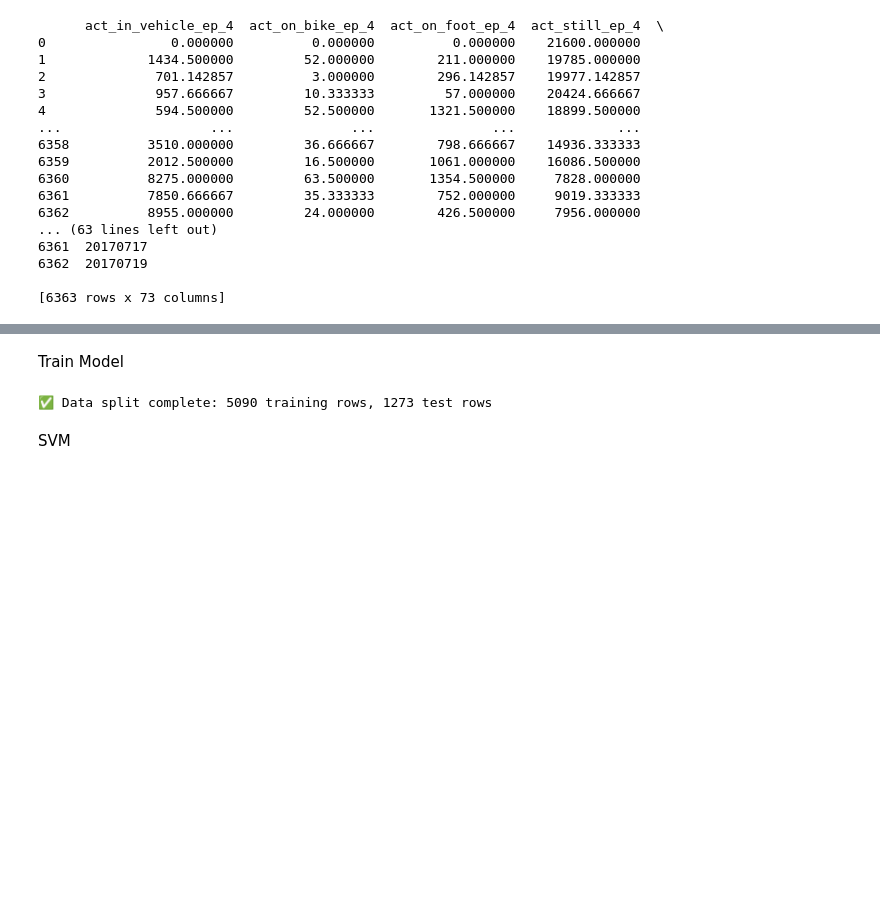
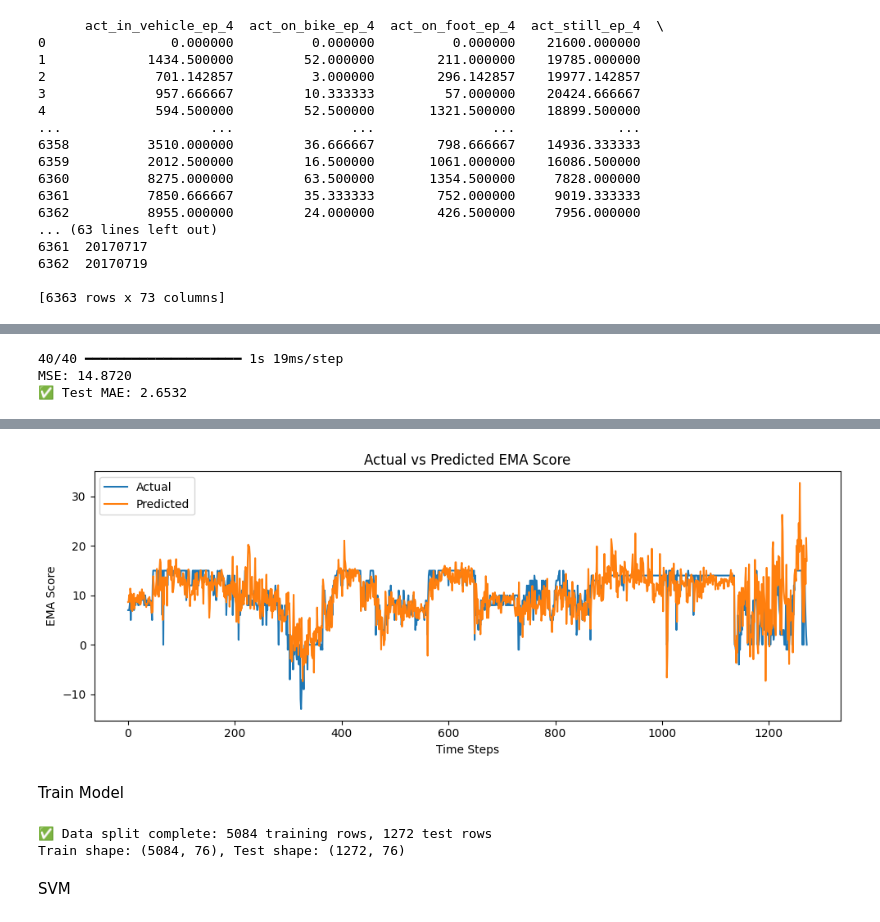
Before and after one commit to MamdouhShawer/Predicting-symptoms-trajctories-of-metal-health, a Jupyter notebook: main.ipynb, the cells around one changed output, grey strips where cells are left out. Saved outputs shown, nothing was run; the diff lists cells and outputs as text; code cells hidden in the pictures; blank space fills up the shorter version.

Commit message:
LSTM Train and hyperparmter tuning

```diff
--- a/main.ipynb
+++ b/main.ipynb
@@ -170,3 +176,16 @@ print(data)
 6362  20170719
 
 [6363 rows x 73 columns]
+# %%
+data['ema_score_lag_1'] = data['ema_score'].shift(1)
+data['ema_score_lag_7'] = data['ema_score'].shift(7)
+data['start_day'] = pd.to_datetime(data['start_day'])
+data['end_day'] = pd.to_datetime(data['end_day'])
+
+# Feature engineering from time
+data['day_diff'] = (data['end_day'] - data['start_day']).dt.days
+data['day_of_week'] = data['start_day'].dt.dayofweek
+data['month'] = data['start_day'].dt.month
+data['day'] = data['start_day'].dt.day
+data['weekofyear'] = data['start_day'].dt.isocalendar().week
+data = data.dropna()
@@ -172,0 +211,18 @@ print(data)
+# %%
+X_train_scaled = X_train_scaled.reshape((X_train_scaled.shape[0], 1, X_train_scaled.shape[1]))
+X_test_scaled = X_test_scaled.reshape((X_test_scaled.shape[0], 1, X_test_scaled.shape[1]))
+# %%
+model = Sequential([
+    LSTM(64, activation='relu', input_shape=(X_train_scaled.shape[1], X_train_scaled.shape[2])),
+    Dense(32, activation='relu'),
+    Dense(1)
+])
+model.compile(optimizer='adam', loss='mse', metrics=['mae'])
+# %%
+history = model.fit(
+    X_train_scaled, y_train,
+    validation_data=(X_test_scaled, y_test),
+    epochs=50,
+    batch_size=32,
+    verbose=1
+)
@@ -172,0 +247,25 @@ print(data)
+# %%
+
+loss, mae = model.evaluate(X_test_scaled, y_test, verbose=0)
+mse = mean_squared_error(y_test, model.predict(X_test_scaled))
+rmse = np.sqrt(mse)
+print(f"RMSE: {rmse:.4f}")
+print(f"MSE: {mse:.4f}")
+print(f"✅ Test MAE: {mae:.4f}")
+# %% [output]
+40/40 ━━━━━━━━━━━━━━━━━━━━ 1s 19ms/step
+MSE: 14.8720
+✅ Test MAE: 2.6532
+# %%
+y_pred = model.predict(X_test_scaled).flatten()
+
+plt.figure(figsize=(10, 4))
+plt.plot(y_test.values, label='Actual')
+plt.plot(y_pred, label='Predicted')
+plt.title('Actual vs Predicted EMA Score')
+plt.xlabel('Time Steps')
+plt.ylabel('EMA Score')
+plt.legend()
+plt.tight_layout()
+plt.show()
+# %% [output]
@@ -172,0 +273 @@ print(data)
+[figure, added]
@@ -196,7 +320,8 @@ y_test_tf = tf.convert_to_tensor(y_test, dtype=tf.float32)
 # Check shape
 print(f"Train shape: {X_train_tf.shape}, Test shape: {X_test_tf.shape}")
 # %% [output]
-✅ Data split complete: 5090 training rows, 1273 test rows
+✅ Data split complete: 5084 training rows, 1272 test rows
+Train shape: (5084, 76), Test shape: (1272, 76)
 # %%
 # Initialize and train the SVR model
 svm_model = SVR(kernel='rbf', C=1.0, epsilon=0.1)  # Default hyperparameters
```
Also changed, not shown: parts of 13 cells of this notebook, 32 other files.
